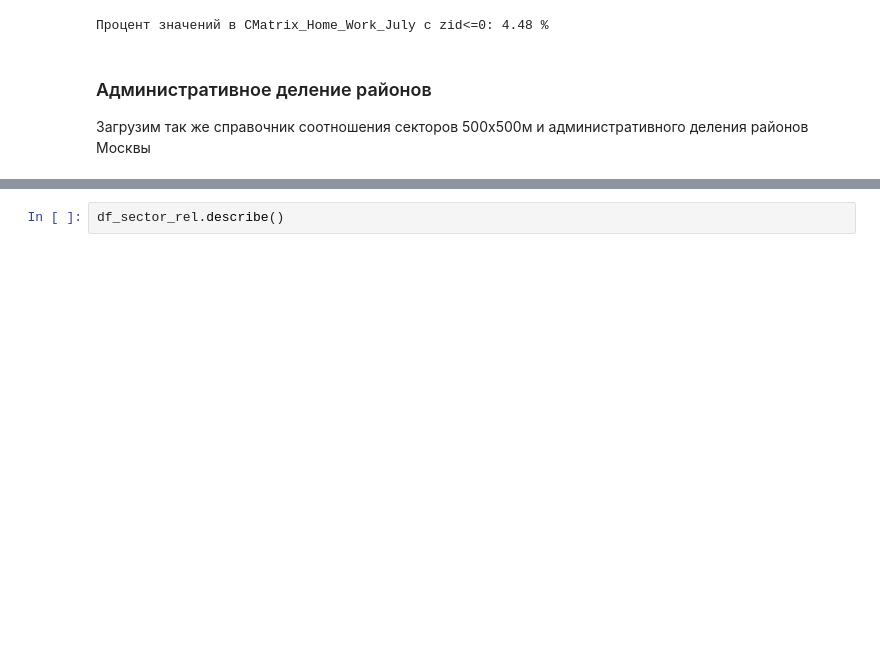
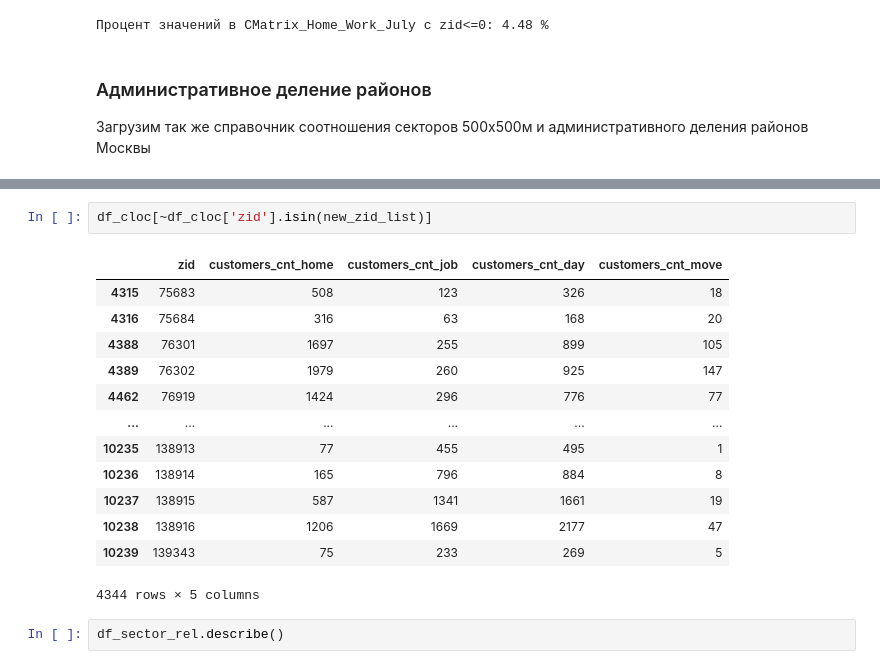
Before and after one commit to Femt0S/leaders2021, a Jupyter notebook: case_6.ipynb, the cells around one changed output, grey strips where cells are left out. Cells and saved outputs as stored; diff of their text form; blank space fills up the shorter version.

```diff
--- a/case_6.ipynb
+++ b/case_6.ipynb
@@ -152,3 +194,19 @@ df_sector_rel.head(3)
+# %%
+df_cloc[~df_cloc['zid'].isin(new_zid_list)]
+# %% [output]
+|  | zid | customers_cnt_home | customers_cnt_job | customers_cnt_day | customers_cnt_move |
+| 4315 | 75683 | 508 | 123 | 326 | 18 |
+| 4316 | 75684 | 316 | 63 | 168 | 20 |
+| 4388 | 76301 | 1697 | 255 | 899 | 105 |
+| 4389 | 76302 | 1979 | 260 | 925 | 147 |
+| 4462 | 76919 | 1424 | 296 | 776 | 77 |
+| ... | ... | ... | ... | ... | ... |
+| 10235 | 138913 | 77 | 455 | 495 | 1 |
+| 10236 | 138914 | 165 | 796 | 884 | 8 |
+| 10237 | 138915 | 587 | 1341 | 1661 | 19 |
+| 10238 | 138916 | 1206 | 1669 | 2177 | 47 |
+| 10239 | 139343 | 75 | 233 | 269 | 5 |
+4344 rows × 5 columns
 # %%
 df_sector_rel.describe()
 # %% [output]
```
Also changed, not shown: parts of 23 cells of this notebook, 7 other files.
